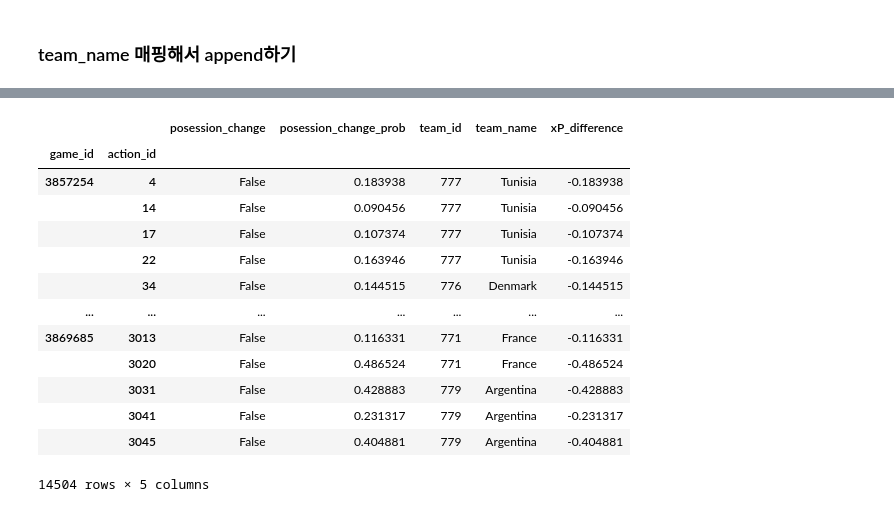
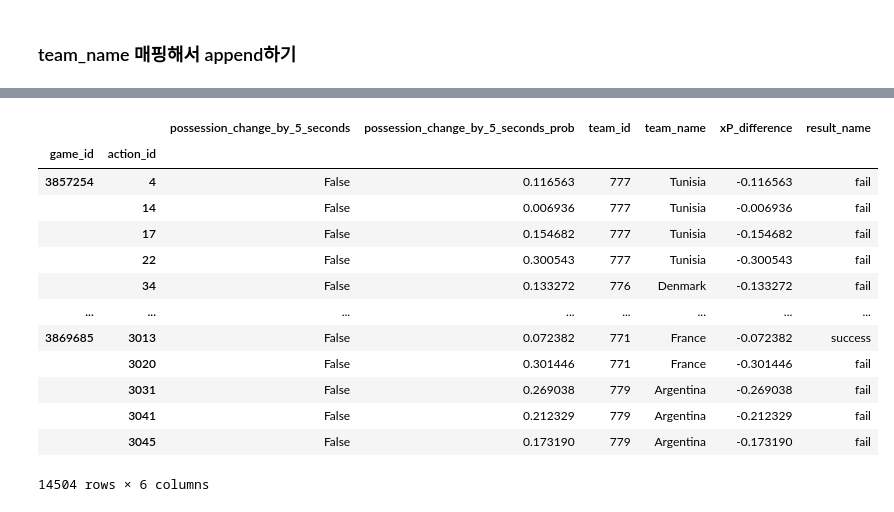
Before and after one commit to leemingo/sr-press, a Jupyter notebook: notebook/App 1)Press_point_by_Country_22WC.ipynb, the cells around one changed output, grey strips where cells are left out. Drawn from its saved outputs; the diff is of its cells as text; code cells hidden in the pictures.

```diff
--- a/notebook/App 1)Press_point_by_Country_22WC.ipynb
+++ b/notebook/App 1)Press_point_by_Country_22WC.ipynb
@@ -111,3 +141,10 @@ with open('teams_2_id.json', 'w') as file:
+# %%
+import json
+players_mapping_dict = players_df.set_index('player_id')['player_name'].to_dict()
+
+# JSON 파일로 저장
+with open('players_2_id.json', 'w') as file:
+    json.dump(players_mapping_dict, file)
 # %% [markdown]
 ### Preds값 가져오기
 # %%
@@ -130,14 +166,6 @@ game_id  action_id
 Length: 14504, dtype: float32
-# %%
-test_dataset = PressingDataset(
-    path= os.path.join(base_path, "stores", "filtered_datasets", "test"),
-    xfns=["closest_11_players", "actiontype_onehot", "get_average_column_sum_to_player","dist_opponent","relative_startlocation"],
-    yfns=["posession_change"],
-    load_cached=True,
-    nb_prev_actions=3
-)
 # %%
 new=test_dataset.labels.copy()
-new['posession_change_prob'] = preds.values
+new[f"{component.label[0]}_prob"] = preds.values
 new
 # %% [output]
@@ -206,3 +236,24 @@ new
 14504 rows × 3 columns
 # %% [markdown]
 ### team_name 매핑해서 append하기
+# %%
+from tqdm import tqdm
+import pandas as pd
+
+# 모든 게임의 type_name 데이터를 저장할 리스트 초기화
+result_name = []
+
+# 각 게임 ID별로 처리
+for game_id in tqdm(test_db.games().index.unique().tolist(), desc="Processing games"):
+    # 특정 게임 ID의 액션 데이터를 가져오기
+    actions = add_names(test_db.actions(game_id))
+    actions = actions[actions['type_name'] == 'pressing']
+
+    # result_name 열을 리스트에 추가 (인덱스 유지)
+    result_name.append(actions[['result_name']])
+
+# 모든 게임 데이터 통합 (인덱스 유지)
+merged_type_names = pd.concat(result_name)
+
+# 결과 확인
+print(merged_type_names.head())
@@ -209,23 +268,24 @@ new
 # %%
 import json
 with open('teams_2_id.json', 'r', encoding='utf-8') as file:
     team_mapping = json.load(file)
 new['team_name'] = new['team_id'].astype(str).map(team_mapping)
-new['xP_difference'] =  new['posession_change'] - new['posession_change_prob']
+new['xP_difference'] =  new[f"{component.label[0]}"] - new[f"{component.label[0]}_prob"]
+new['result_name'] = merged_type_names['result_name']
 new
 # %% [output]
-|  |  | posession_change | posession_change_prob | team_id | team_name | xP_difference |
-| game_id | action_id |  |  |  |  |  |
-| 3857254 | 4 | False | 0.183938 | 777 | Tunisia | -0.183938 |
-|  | 14 | False | 0.090456 | 777 | Tunisia | -0.090456 |
-|  | 17 | False | 0.107374 | 777 | Tunisia | -0.107374 |
-|  | 22 | False | 0.163946 | 777 | Tunisia | -0.163946 |
-|  | 34 | False | 0.144515 | 776 | Denmark | -0.144515 |
-| ... | ... | ... | ... | ... | ... | ... |
-| 3869685 | 3013 | False | 0.116331 | 771 | France | -0.116331 |
-|  | 3020 | False | 0.486524 | 771 | France | -0.486524 |
-|  | 3031 | False | 0.428883 | 779 | Argentina | -0.428883 |
-|  | 3041 | False | 0.231317 | 779 | Argentina | -0.231317 |
-|  | 3045 | False | 0.404881 | 779 | Argentina | -0.404881 |
+|  |  | possession_change_by_5_seconds | possession_change_by_5_seconds_prob | team_id | team_name | xP_difference | result_name |
+| game_id | action_id |  |  |  |  |  |  |
+| 3857254 | 4 | False | 0.116563 | 777 | Tunisia | -0.116563 | fail |
+|  | 14 | False | 0.006936 | 777 | Tunisia | -0.006936 | fail |
+|  | 17 | False | 0.154682 | 777 | Tunisia | -0.154682 | fail |
+|  | 22 | False | 0.300543 | 777 | Tunisia | -0.300543 | fail |
+|  | 34 | False | 0.133272 | 776 | Denmark | -0.133272 | fail |
+| ... | ... | ... | ... | ... | ... | ... | ... |
+| 3869685 | 3013 | False | 0.072382 | 771 | France | -0.072382 | success |
+|  | 3020 | False | 0.301446 | 771 | France | -0.301446 | fail |
+|  | 3031 | False | 0.269038 | 779 | Argentina | -0.269038 | fail |
+|  | 3041 | False | 0.212329 | 779 | Argentina | -0.212329 | fail |
+|  | 3045 | False | 0.173190 | 779 | Argentina | -0.173190 | fail |
-14504 rows × 5 columns
+14504 rows × 6 columns
 # %%
```
Also changed, not shown: parts of 18 cells of this notebook, 4 other files.
